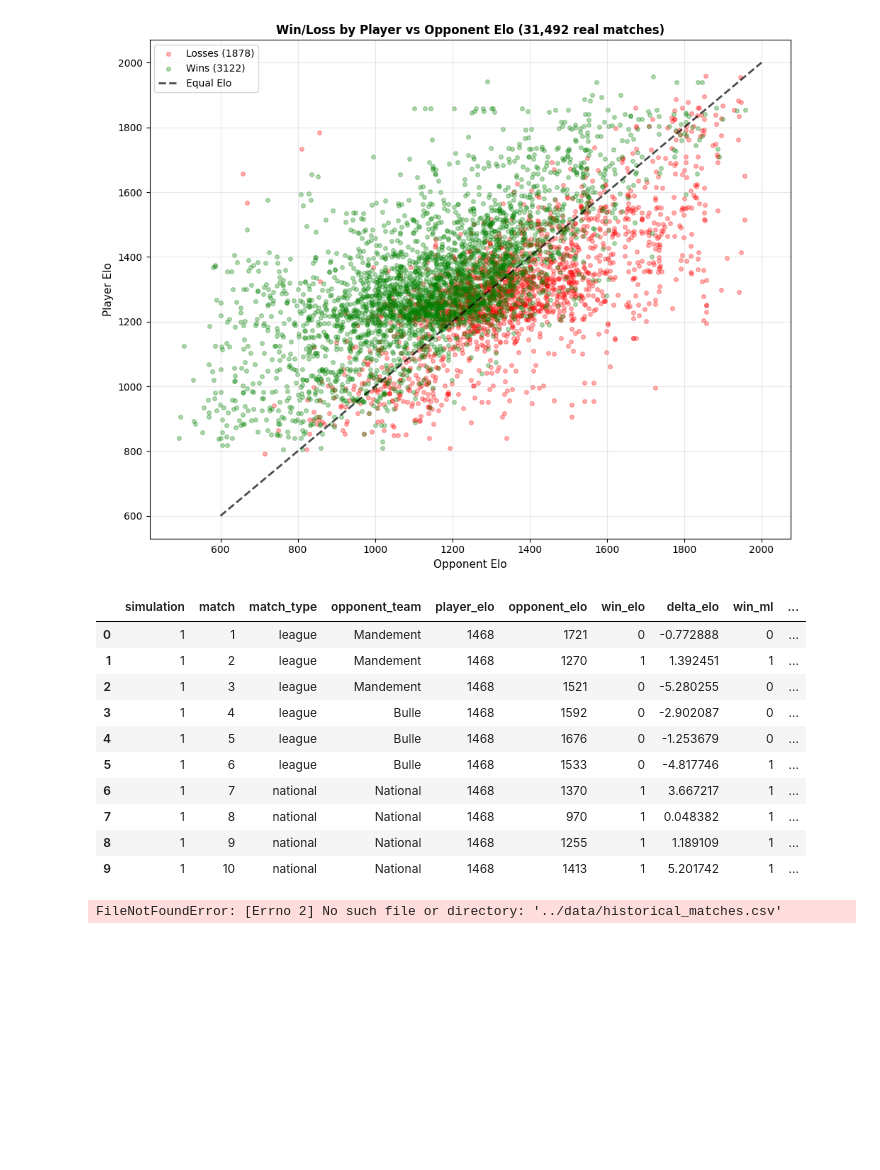
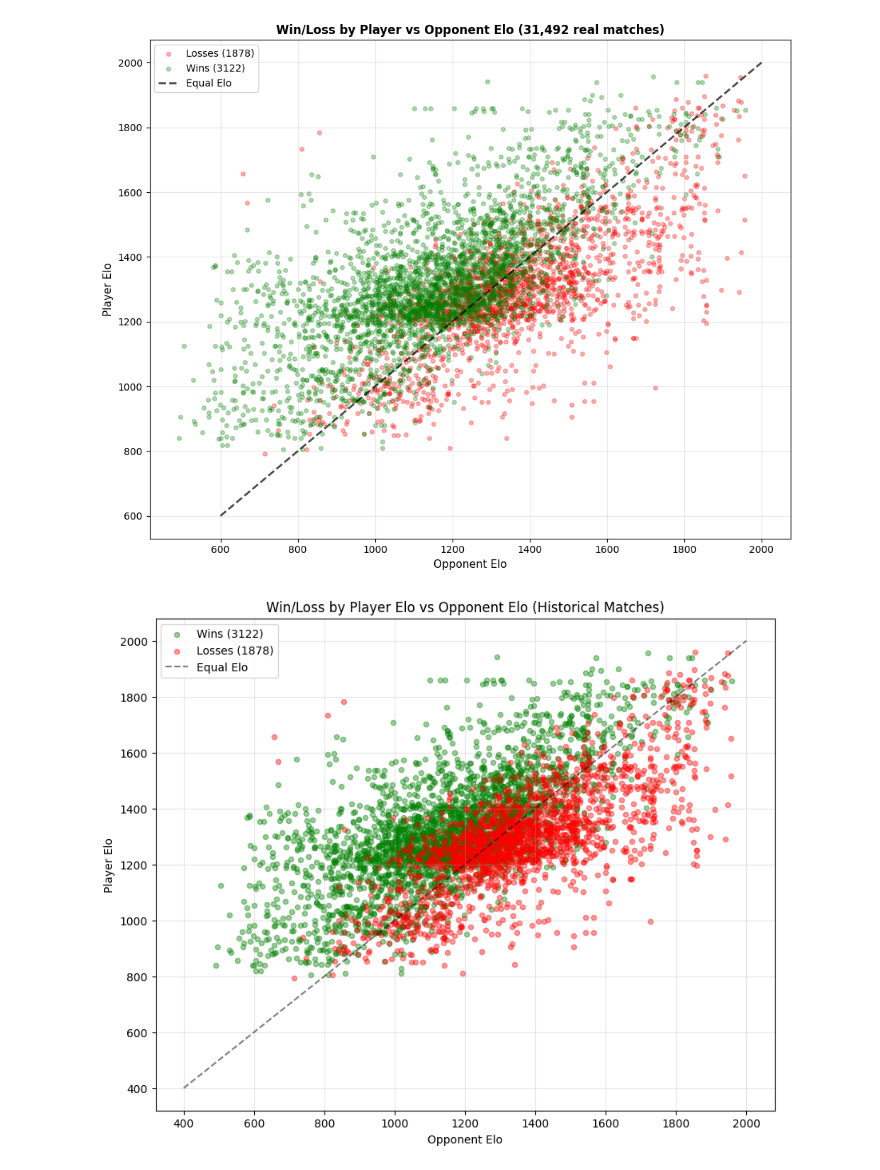
Before and after one commit to braden1702/Data_Science_Project, a Jupyter notebook: notebooks/examine_results.ipynb, the cells around one changed output. Cells and saved outputs as stored; diff of their text form; code cells hidden in the pictures; blank space fills up the shorter version.

```diff
--- a/notebooks/examine_results.ipynb
+++ b/notebooks/examine_results.ipynb
@@ -191,45 +149,28 @@ plt.show()
 Historical matches: 31,492
 Player Elo range: 793 - 1958
 [figure]
-# %%
-historical_df.head(10)
-# %% [output]
-|  | simulation | match | match_type | opponent_team | player_elo | opponent_elo | win_elo | delta_elo | win_ml | ... |
-| 0 | 1 | 1 | league | Mandement | 1468 | 1721 | 0 | -0.772888 | 0 | ... |
-| 1 | 1 | 2 | league | Mandement | 1468 | 1270 | 1 | 1.392451 | 1 | ... |
-| 2 | 1 | 3 | league | Mandement | 1468 | 1521 | 0 | -5.280255 | 0 | ... |
-| 3 | 1 | 4 | league | Bulle | 1468 | 1592 | 0 | -2.902087 | 0 | ... |
-| 4 | 1 | 5 | league | Bulle | 1468 | 1676 | 0 | -1.253679 | 0 | ... |
-| 5 | 1 | 6 | league | Bulle | 1468 | 1533 | 0 | -4.817746 | 1 | ... |
-| 6 | 1 | 7 | national | National | 1468 | 1370 | 1 | 3.667217 | 1 | ... |
-| 7 | 1 | 8 | national | National | 1468 | 970 | 1 | 0.048382 | 1 | ... |
-| 8 | 1 | 9 | national | National | 1468 | 1255 | 1 | 1.189109 | 1 | ... |
-| 9 | 1 | 10 | national | National | 1468 | 1413 | 1 | 5.201742 | 1 | ... |
 # %%
 # Use historical matches for scatter plot
 # Sample a subset for better visualization
-historical_df = pd.read_csv('../data/historical_matches.csv')
+historical_df = pd.read_csv('/Users/akashthelikada/Desktop/Data_Science_Project/data/raw/historical_matches.csv')
 
 sample_hist = historical_df.sample(n=5000, random_state=42)
 
-wins = sample_hist[sample_hist['win_elo'] == 1]
-losses = sample_hist[sample_hist['win_elo'] == 0]
+wins = sample_hist[sample_hist['win'] == 1]
+losses = sample_hist[sample_hist['win'] == 0]
 
 plt.figure(figsize=(10, 8))
 plt.scatter(wins['opponent_elo'], wins['player_elo'], c='green', alpha=0.4, label=f'Wins ({len(wins)})', s=20)
 plt.scatter(losses['opponent_elo'], losses['player_elo'], c='red', alpha=0.4, label=f'Losses ({len(losses)})', s=20)
 
 # Add diagonal line (equal Elo)
 plt.plot([400, 2000], [400, 2000], 'k--', alpha=0.5, label='Equal Elo')
 
 plt.xlabel('Opponent Elo')
 plt.ylabel('Player Elo')
 plt.title('Win/Loss by Player Elo vs Opponent Elo (Historical Matches)')
 plt.legend()
 plt.grid(True, alpha=0.3)
 plt.show()
+# %% [output]
+[figure, added]
-# %%
-historical_df = pd.read_csv('../data/historical_matches.csv')
-historical_df.head(10)
-# %% [output]
-FileNotFoundError: [Errno 2] No such file or directory: '../data/historical_matches.csv'
```
Also changed, not shown: parts of 6 cells of this notebook, 3 other files.
